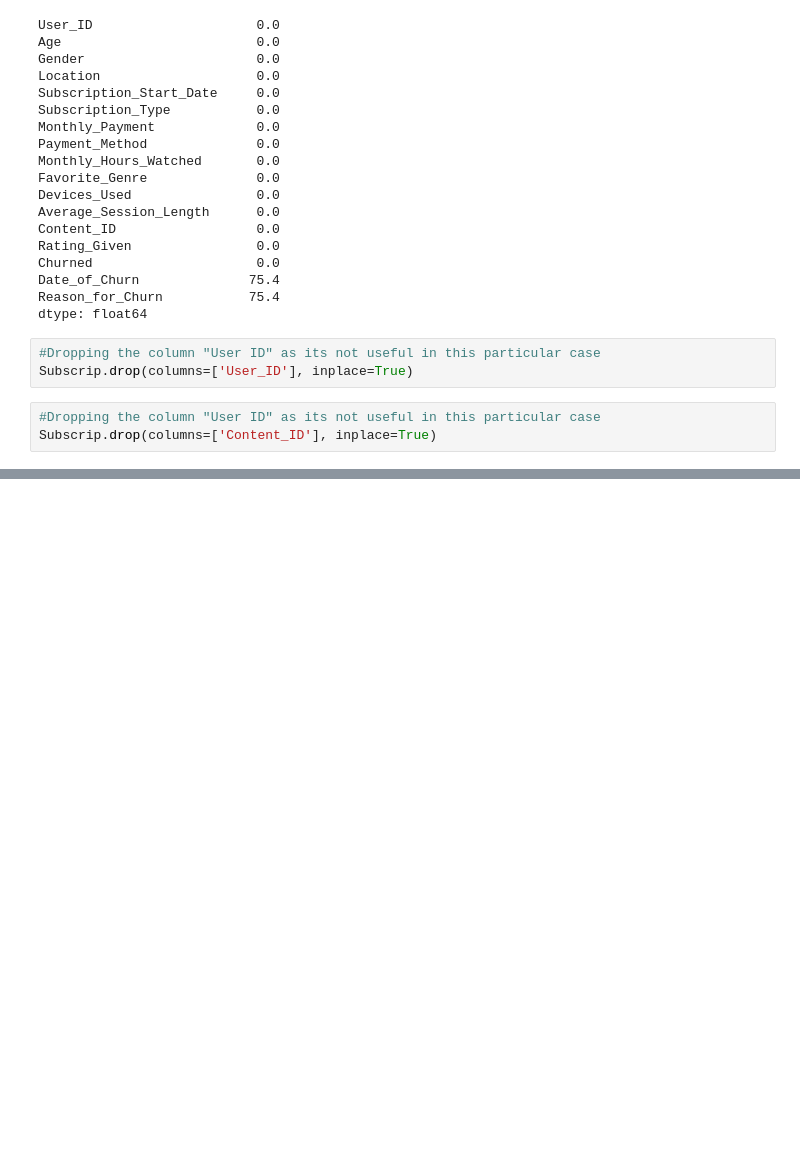
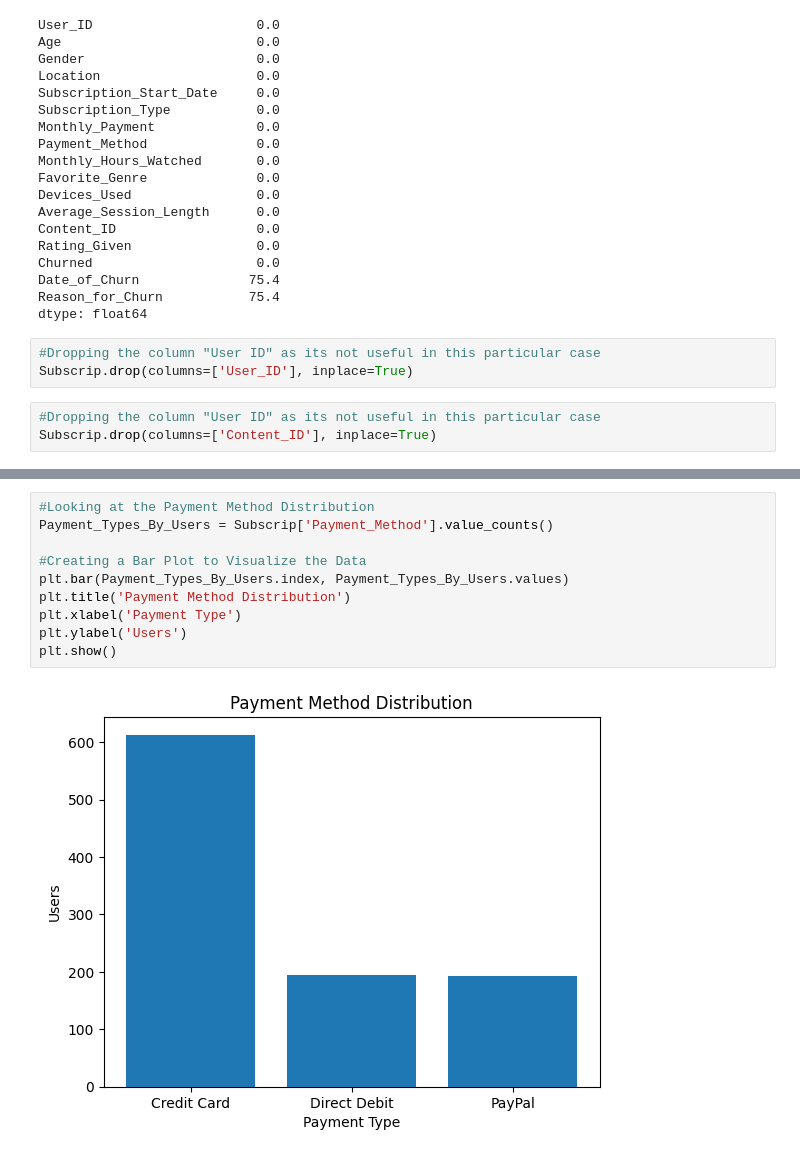
Before and after one commit to ayubsyed/Assignement1-EDA, a Jupyter notebook: Code.ipynb, the cells around one changed output, grey strips where cells are left out. Cells and saved outputs as stored; diff of their text form; blank space fills up the shorter version.

```diff
--- a/Code.ipynb
+++ b/Code.ipynb
@@ -147,0 +153,12 @@ sns.histplot(Subscrip[numerical_columns], bins=10)
+# %%
+#Looking at the Payment Method Distribution
+Payment_Types_By_Users = Subscrip['Payment_Method'].value_counts()
+
+#Creating a Bar Plot to Visualize the Data
+plt.bar(Payment_Types_By_Users.index, Payment_Types_By_Users.values)
+plt.title('Payment Method Distribution')
+plt.xlabel('Payment Type')
+plt.ylabel('Users')
+plt.show()
+# %% [output]
+[figure, added]
```
Also changed, not shown: parts of 15 cells of this notebook.
